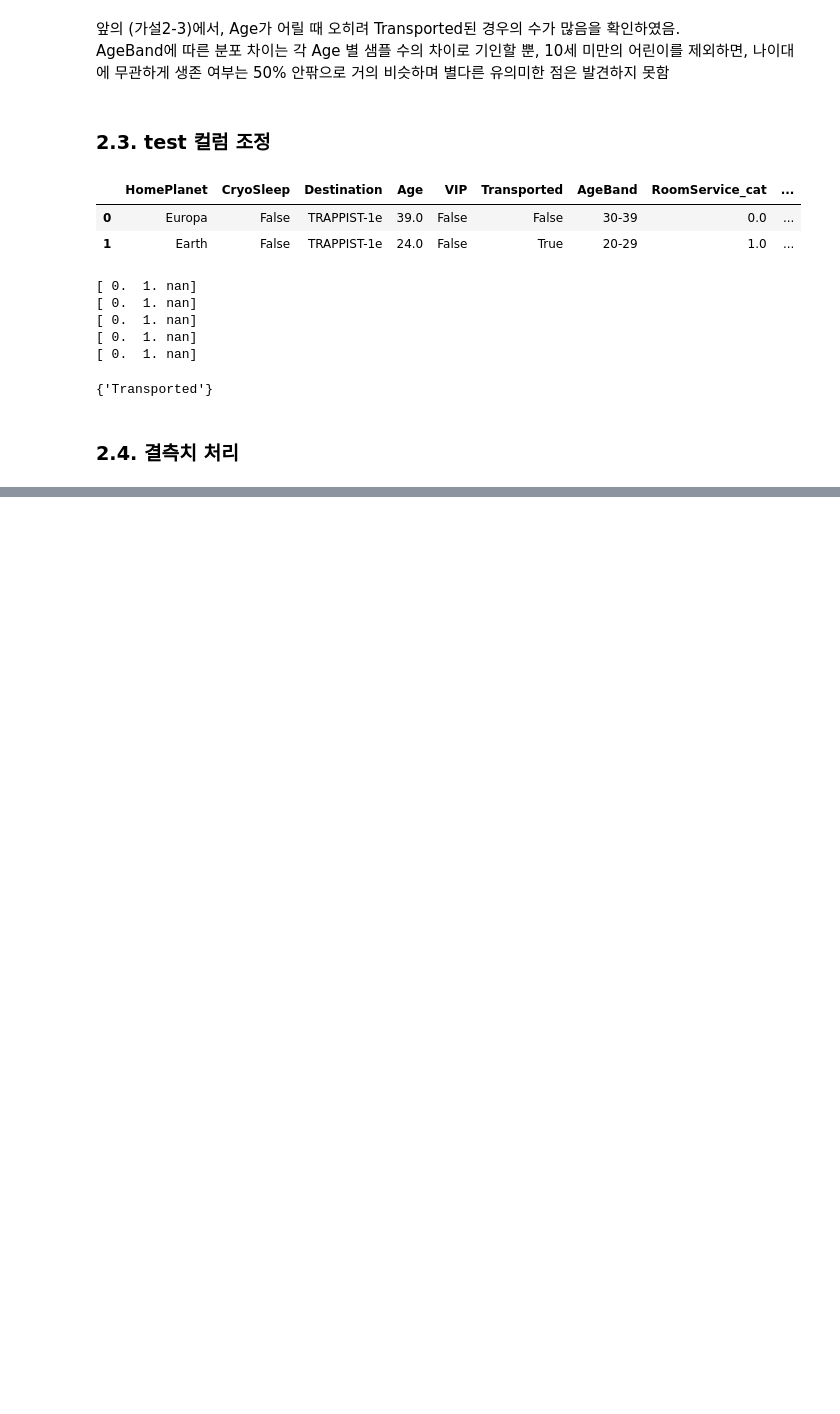
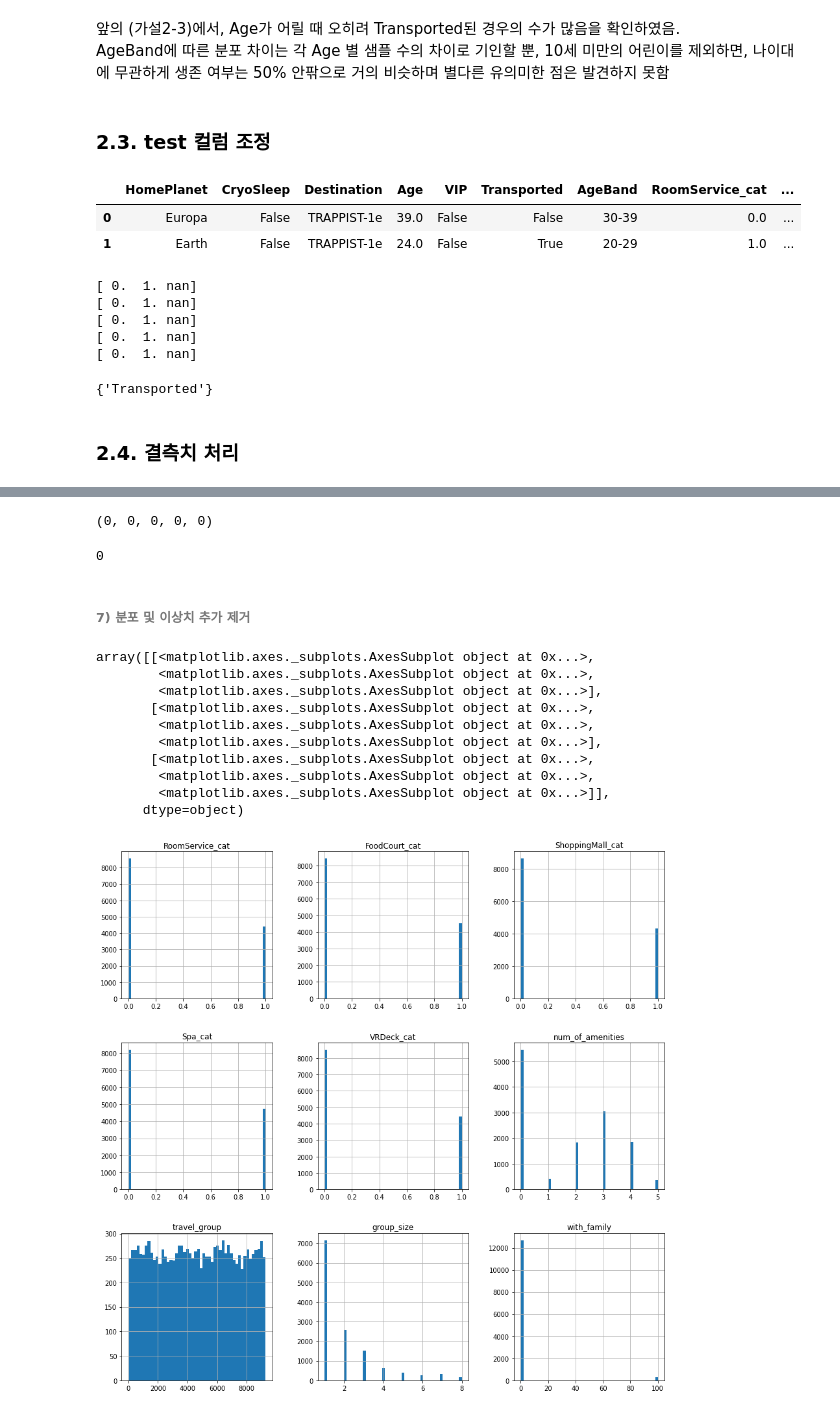
Before and after one commit to codelspak/Codelion_weekly_projects, a Jupyter notebook: WK27_Mini_project_Kaggle_ML_Classification_Spaceship_Titanic.ipynb, the cells around one changed output, grey strips where cells are left out. Cells and saved outputs as stored; diff of their text form; code cells hidden in the pictures; blank space fills up the shorter version.

```diff
--- a/WK27_Mini_project_Kaggle_ML_Classification_Spaceship_Titanic.ipynb
+++ b/WK27_Mini_project_Kaggle_ML_Classification_Spaceship_Titanic.ipynb
@@ -1430,0 +1984,31 @@ train.
+# %%
+df.loc[(df.Spa_cat.isnull()), 'Spa_cat'] = 0
+# %%
+df.loc[(df.VRDeck_cat.isnull()), 'VRDeck_cat'] = 0
+# %%
+df.loc[(df.FoodCourt_cat.isnull()), 'FoodCourt_cat'] = 0
+# %%
+df.RoomService_cat.isnull().sum(), df.ShoppingMall_cat.isnull().sum(), df.Spa_cat.isnull().sum(), df.VRDeck_cat.isnull().sum(), df.FoodCourt_cat.isnull().sum()
+# %% [output]
+(0, 0, 0, 0, 0)
+# %%
+df.num_of_amenities = df.RoomService_cat + df.ShoppingMall_cat + df.Spa_cat + df.VRDeck_cat + df.FoodCourt_cat
+df.num_of_amenities.isnull().sum()
+# %% [output]
+0
+# %% [markdown]
+###### 7) 분포 및 이상치 추가 제거
+# %%
+df.hist(bins = 50, figsize = (15,15))
+# %% [output]
+array([[<matplotlib.axes._subplots.AxesSubplot object at 0x...>,
+        <matplotlib.axes._subplots.AxesSubplot object at 0x...>,
+        <matplotlib.axes._subplots.AxesSubplot object at 0x...>],
+       [<matplotlib.axes._subplots.AxesSubplot object at 0x...>,
+        <matplotlib.axes._subplots.AxesSubplot object at 0x...>,
+        <matplotlib.axes._subplots.AxesSubplot object at 0x...>],
+       [<matplotlib.axes._subplots.AxesSubplot object at 0x...>,
+        <matplotlib.axes._subplots.AxesSubplot object at 0x...>,
+        <matplotlib.axes._subplots.AxesSubplot object at 0x...>]],
+      dtype=object)
+[figure, added]
```
Also changed, not shown: parts of 103 cells of this notebook.
